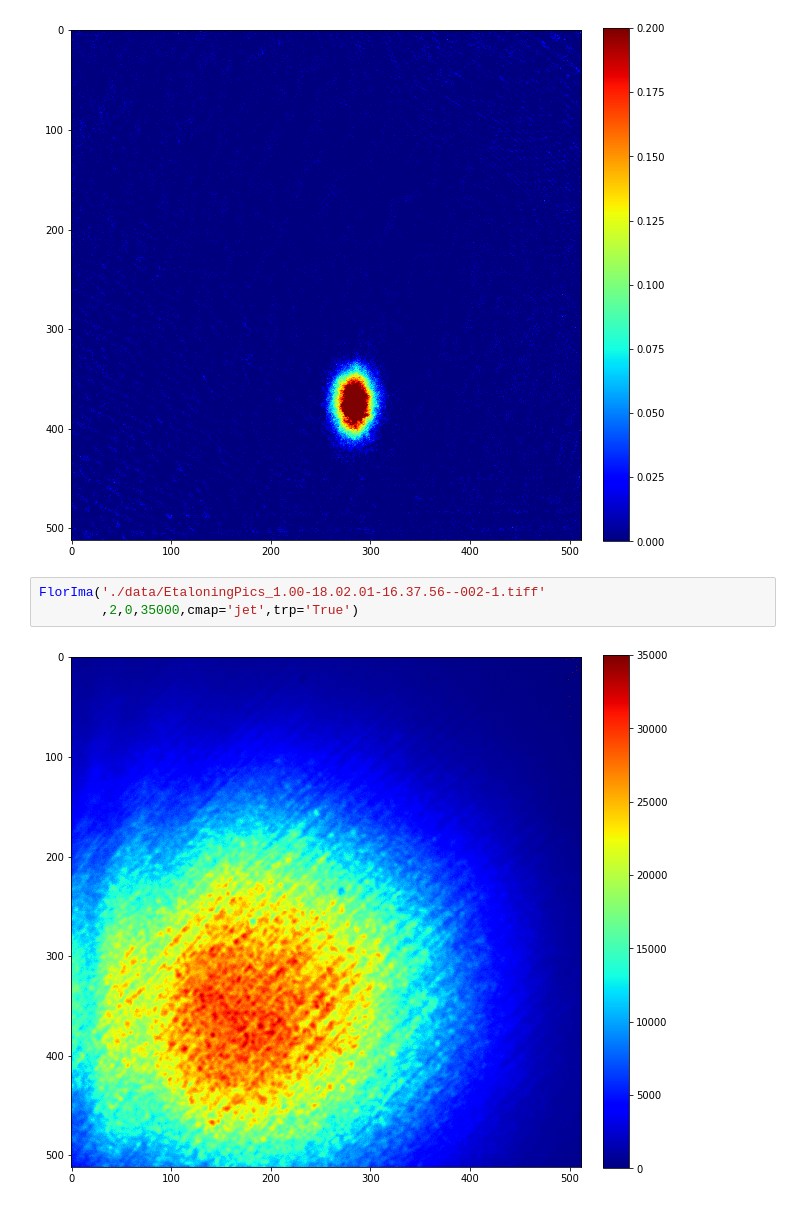
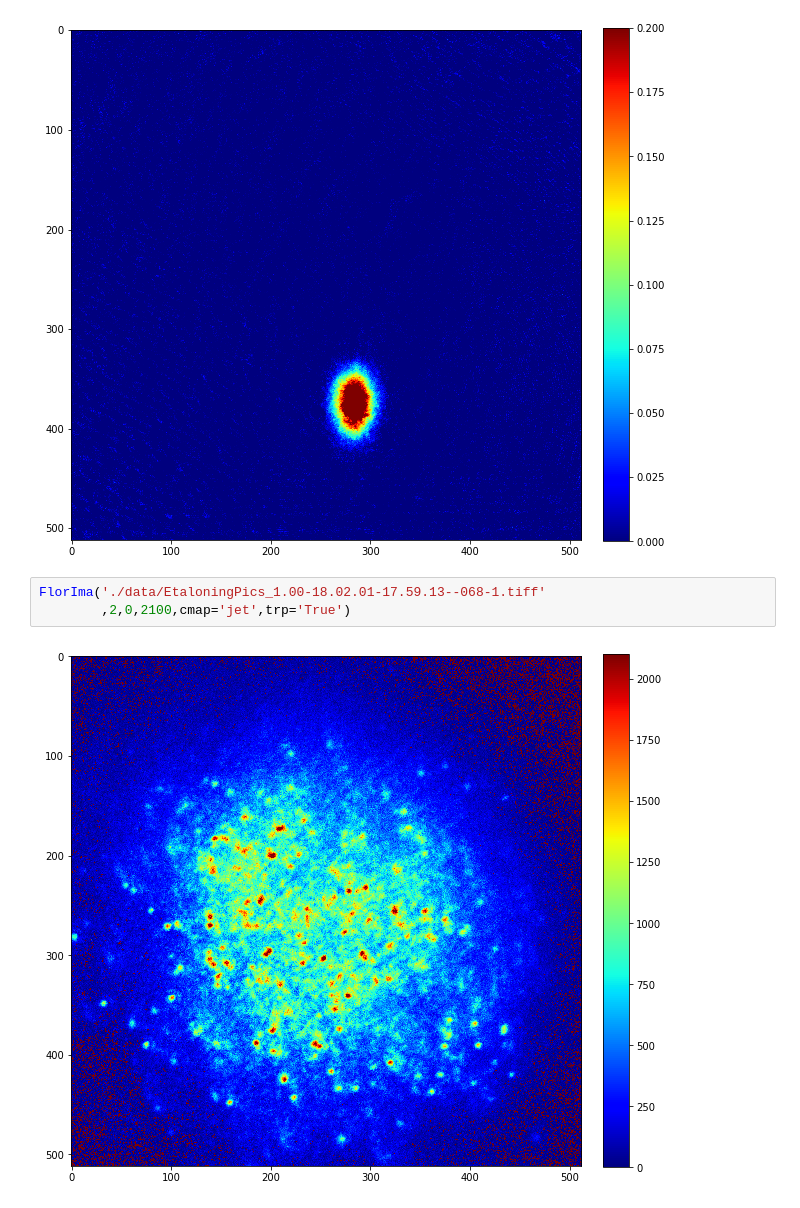
Before and after one commit to boxiaowave/pythonscriptsforlab, a Jupyter notebook: ExpImgProcess.ipynb, the cells around one changed output. Cells and saved outputs as stored; diff of their text form.

```diff
--- a/ExpImgProcess.ipynb
+++ b/ExpImgProcess.ipynb
@@ -44,7 +44,7 @@ AbsorbIma('./Data/test_0.00-18.02.01-16.35.25--272-1.tiff',1,0,0.2,cmap='jet')
 # %% [output]
 [figure]
 # %%
-FlorIma('./data/EtaloningPics_1.00-18.02.01-16.37.56--002-1.tiff'
-        ,2,0,35000,cmap='jet',trp='True')
+FlorIma('./data/EtaloningPics_1.00-18.02.01-17.59.13--068-1.tiff'
+        ,2,0,2100,cmap='jet',trp='True')
 # %% [output]
-[figure, old version]
+[figure, new version]
```
Also changed, not shown: 2 other files.
